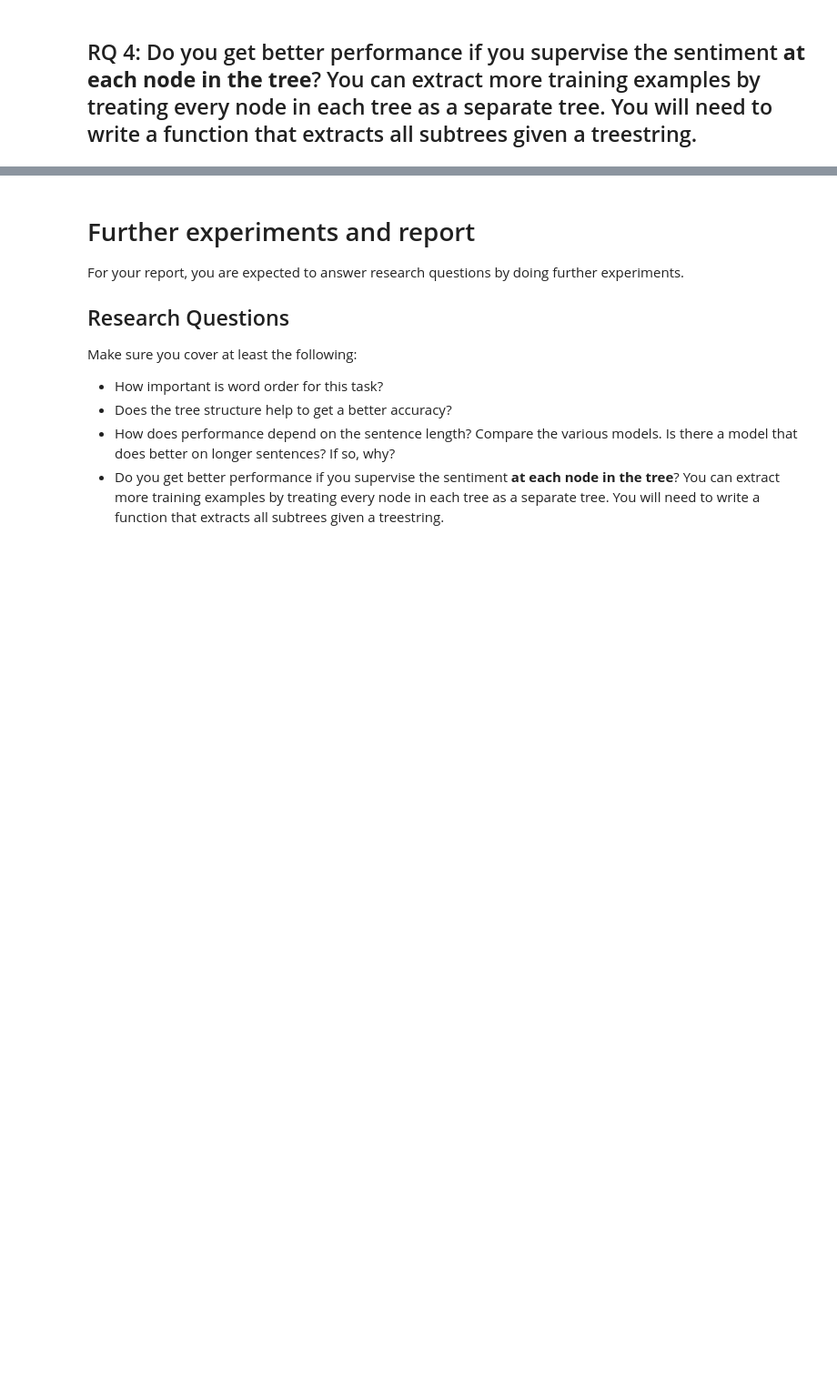
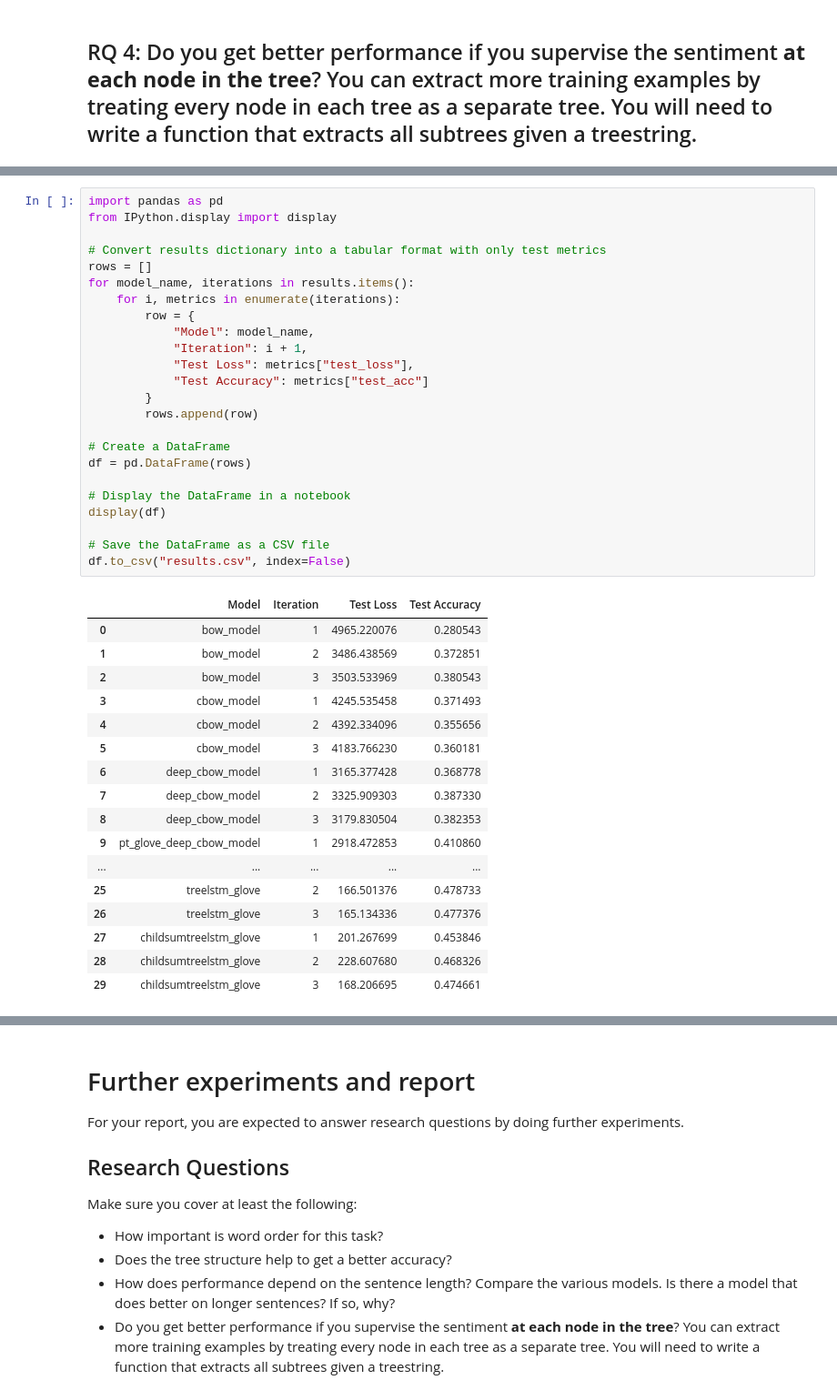
Before and after one commit to Carrask0/nlp_assignment2, a Jupyter notebook: NLP1 2024 Practical 2 (student_version).ipynb, the cells around one changed output, grey strips where cells are left out. Shown at 91% size. Cells and saved outputs as stored; diff of their text form; blank space fills up the shorter version.

```diff
--- a/NLP1 2024 Practical 2 (student_version).ipynb
+++ b/NLP1 2024 Practical 2 (student_version).ipynb
@@ -3417,0 +3713,42 @@ filtered_data= sentence_length_filter(train_data,5,7)
+# %%
+import pandas as pd
+from IPython.display import display
+
+# Convert results dictionary into a tabular format with only test metrics
+rows = []
+for model_name, iterations in results.items():
+    for i, metrics in enumerate(iterations):
+        row = {
+            "Model": model_name,
+            "Iteration": i + 1,
+            "Test Loss": metrics["test_loss"],
+            "Test Accuracy": metrics["test_acc"]
+        }
+        rows.append(row)
+
+# Create a DataFrame
+df = pd.DataFrame(rows)
+
+# Display the DataFrame in a notebook
+display(df)
+
+# Save the DataFrame as a CSV file
+df.to_csv("results.csv", index=False)
+# %% [output]
+|  | Model | Iteration | Test Loss | Test Accuracy |
+| 0 | bow_model | 1 | 4965.220076 | 0.280543 |
+| 1 | bow_model | 2 | 3486.438569 | 0.372851 |
+| 2 | bow_model | 3 | 3503.533969 | 0.380543 |
+| 3 | cbow_model | 1 | 4245.535458 | 0.371493 |
+| 4 | cbow_model | 2 | 4392.334096 | 0.355656 |
+| 5 | cbow_model | 3 | 4183.766230 | 0.360181 |
+| 6 | deep_cbow_model | 1 | 3165.377428 | 0.368778 |
+| 7 | deep_cbow_model | 2 | 3325.909303 | 0.387330 |
+| 8 | deep_cbow_model | 3 | 3179.830504 | 0.382353 |
+| 9 | pt_glove_deep_cbow_model | 1 | 2918.472853 | 0.410860 |
+| ... | ... | ... | ... | ... |
+| 25 | treelstm_glove | 2 | 166.501376 | 0.478733 |
+| 26 | treelstm_glove | 3 | 165.134336 | 0.477376 |
+| 27 | childsumtreelstm_glove | 1 | 201.267699 | 0.453846 |
+| 28 | childsumtreelstm_glove | 2 | 228.607680 | 0.468326 |
+| 29 | childsumtreelstm_glove | 3 | 168.206695 | 0.474661 |
```
Also changed, not shown: parts of 7 cells of this notebook, 5 other files.
